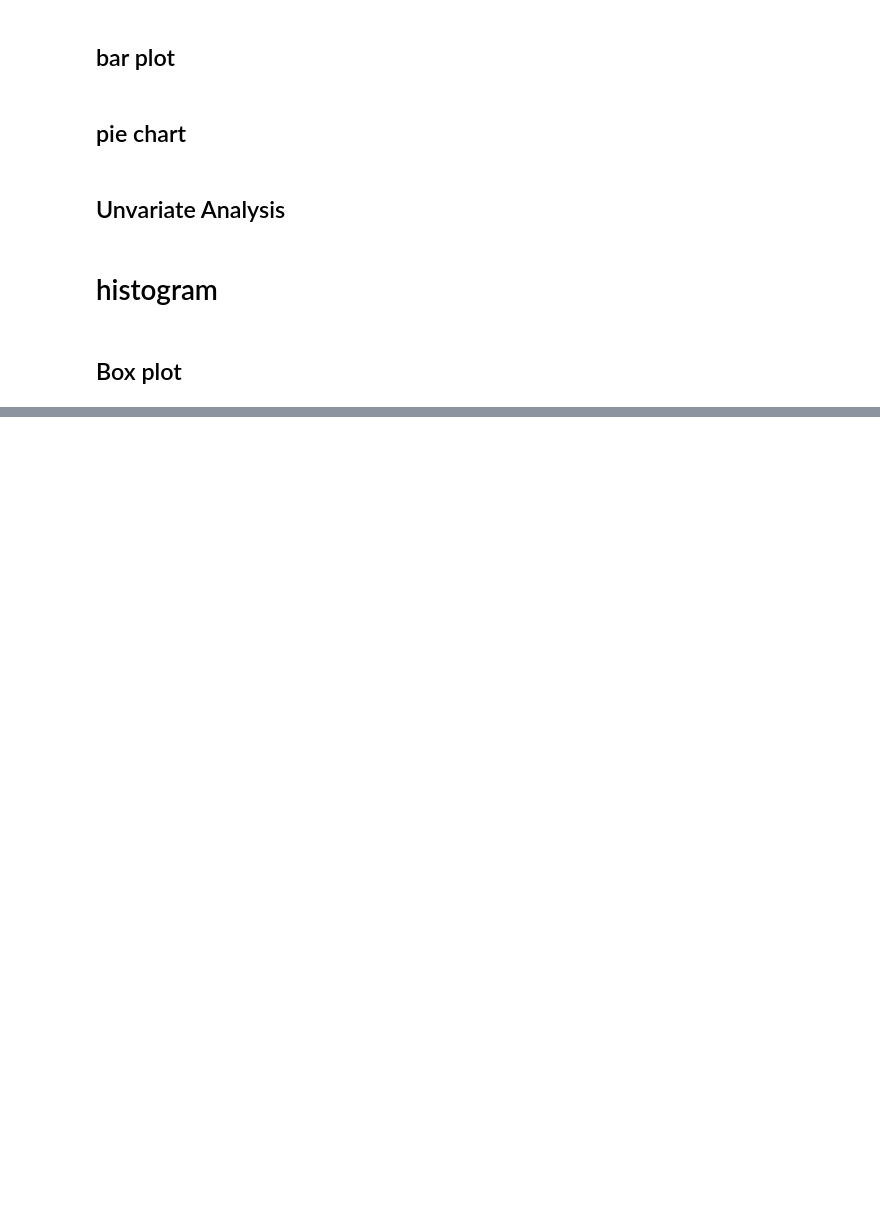
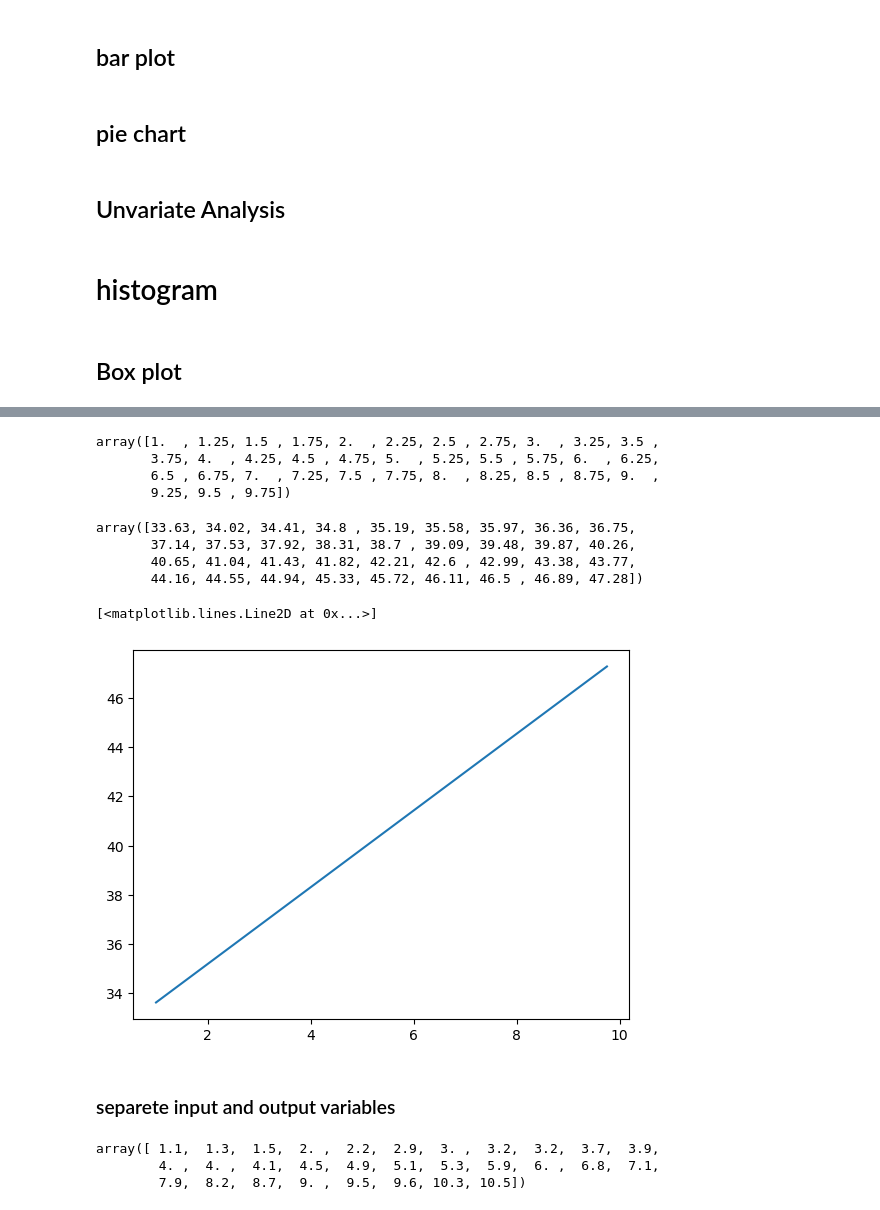
Before and after one commit to ranvirpawar/Data-Science, a Jupyter notebook: data_science_day3.ipynb, the cells around one changed output, grey strips where cells are left out. Cells and saved outputs as stored; diff of their text form; code cells hidden in the pictures; blank space fills up the shorter version.

```diff
--- a/data_science_day3.ipynb
+++ b/data_science_day3.ipynb
@@ -80,0 +127,23 @@ plt.boxplot(df['sgpa']);
+# %%
+a
+# %% [output]
+array([1.  , 1.25, 1.5 , 1.75, 2.  , 2.25, 2.5 , 2.75, 3.  , 3.25, 3.5 ,
+       3.75, 4.  , 4.25, 4.5 , 4.75, 5.  , 5.25, 5.5 , 5.75, 6.  , 6.25,
+       6.5 , 6.75, 7.  , 7.25, 7.5 , 7.75, 8.  , 8.25, 8.5 , 8.75, 9.  ,
+       9.25, 9.5 , 9.75])
+# %%
+b = a* 1.56 + 32.07
+# %%
+b
+# %% [output]
+array([33.63, 34.02, 34.41, 34.8 , 35.19, 35.58, 35.97, 36.36, 36.75,
+       37.14, 37.53, 37.92, 38.31, 38.7 , 39.09, 39.48, 39.87, 40.26,
+       40.65, 41.04, 41.43, 41.82, 42.21, 42.6 , 42.99, 43.38, 43.77,
+       44.16, 44.55, 44.94, 45.33, 45.72, 46.11, 46.5 , 46.89, 47.28])
+# %%
+plt.plot(a,b)
+# %% [output]
+[<matplotlib.lines.Line2D at 0x...>]
+[figure, added]
+# %% [markdown]
+### separete input and output variables
@@ -80,0 +153,6 @@ plt.boxplot(df['sgpa']);
+# %%
+x
+# %% [output]
+array([ 1.1,  1.3,  1.5,  2. ,  2.2,  2.9,  3. ,  3.2,  3.2,  3.7,  3.9,
+        4. ,  4. ,  4.1,  4.5,  4.9,  5.1,  5.3,  5.9,  6. ,  6.8,  7.1,
+        7.9,  8.2,  8.7,  9. ,  9.5,  9.6, 10.3, 10.5])
```
Also changed, not shown: parts of 23 cells of this notebook, 5 other files.
